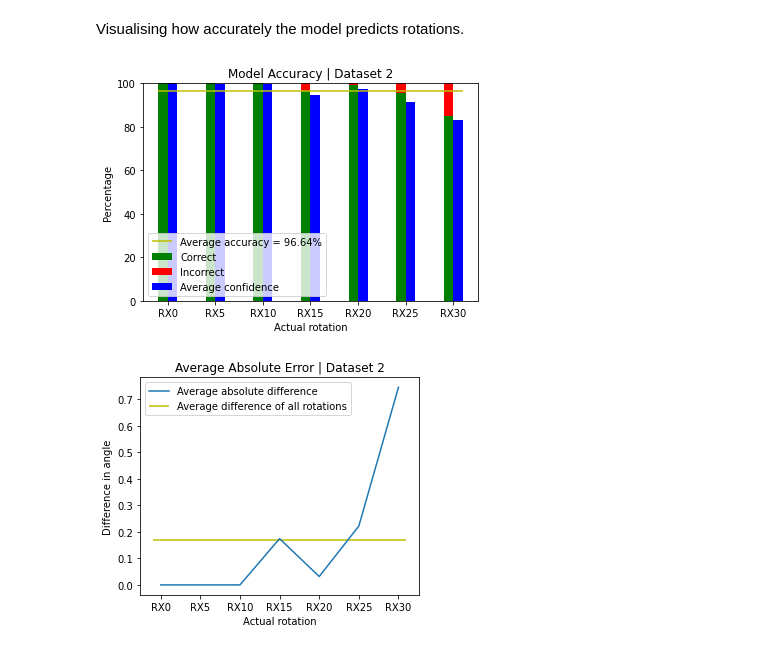
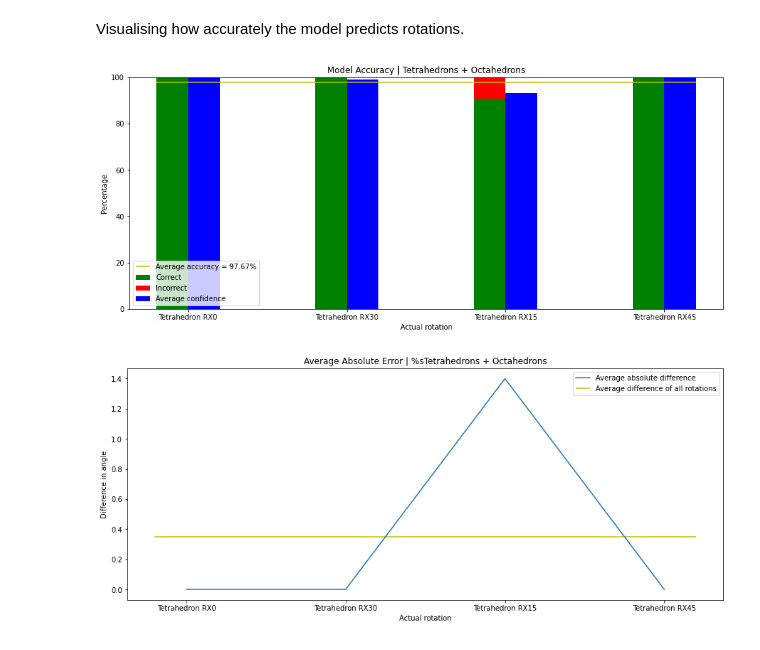
Before and after one commit to javidahmed64592/Y4-Nanoparticles-Project, a Jupyter notebook: Machine Learning/NanoparticleRotationClassify.ipynb, the cells around one changed output. Drawn from its saved outputs; the diff is of its cells as text; code cells hidden in the pictures.

```diff
--- a/Machine Learning/NanoparticleRotationClassify.ipynb
+++ b/Machine Learning/NanoparticleRotationClassify.ipynb
@@ -37,14 +36,0 @@ First, the images to be used for training must be assigned to the training subse
-# %%
-batch_size = 64
-
-train_ds = tf.keras.utils.image_dataset_from_directory(
-  data_dir,
-  validation_split=0.2,
-  subset="training",
-  seed=123,
-  image_size=img_size,
-  batch_size=batch_size)
-
-class_names = train_ds.class_names
-
-num_classes = len(class_names) # Number of categories
@@ -56,8 +36,0 @@ Some of the images to be used by the dataset are shown below.
-# %%
-plt.figure(figsize=(10, 10))
-for images, labels in train_ds.take(1):
-  for i in range(6):
-    ax = plt.subplot(3, 3, i + 1)
-    plt.imshow(images[i].numpy().astype("uint8"))
-    plt.title(class_names[labels[i]])
-    plt.axis("off")
@@ -232,5 +238,5 @@ def predict_image(file_path, prediction_dict):
 # %%
-prediction_files = data_dir#os.path.join(direc, "Test", "Train")
+prediction_files = os.path.join(direc, "Test", "Train")
 
 predict_dictionary = {}
 
@@ -243,4 +249,5 @@ for i in class_names:
 for folder in os.listdir(prediction_files):
   for file in os.listdir(os.path.join(prediction_files, folder)):
     file_path = os.path.join(prediction_files, folder, file)
-    predict_dictionary = predict_image(file_path, predict_dictionary)
+    #predict_dictionary = predict_image(file_path, predict_dictionary)
+    predict_image(file_path, predict_dictionary)
@@ -267,9 +276,10 @@ Sorting the results in order of increasing angle.
 order = []
 
 for i in class_names:
-  order.append(int(i[2:]))
+  order.append(int(i.split()[-1][2:]))
 
-order = np.argsort(order)
+order = list(np.argsort(order))
+order = order[::2] + order[1::2]
 ordered_names = np.array(class_names)[order]
 ordered_correct = np.array(correct)[order]
 ordered_incorrect = np.array(incorrect)[order]
@@ -280,37 +290,36 @@ Visualising how accurately the model predicts rotations.
 # %%
 bar_width = 0.2
 x = np.arange(len(ordered_names))
 
-plt.figure(figsize=(6, 4))
+plt.figure(figsize=(15, 6))
 plt.subplot(111)
 plt.bar(x-bar_width/2, ordered_correct, bar_width,
         color="g", label='Correct')
 plt.bar(x-bar_width/2, ordered_incorrect, bar_width, bottom=ordered_correct,
        color="r", label='Incorrect')
 plt.bar(x+bar_width/2, ordered_confidence, bar_width,
         color="b", label="Average confidence")
 plt.hlines(np.mean(ordered_correct), x[0]-bar_width, x[-1]+bar_width,
            color="y", label = "Average accuracy = %s%%" % round(np.mean(ordered_correct), 2))
-plt.title("Model Accuracy | %s" % folder_name)
+plt.title("Model Accuracy | %s" % "Tetrahedrons + Octahedrons")#folder_name)
 plt.xlabel("Actual rotation")
 plt.xticks(x, ordered_names)
 plt.ylabel("Percentage")
 plt.legend(loc='lower left')
 plt.show()
 # %% [output]
-[figure, old version]
+[figure, new version]
 # %%
-plt.figure(figsize=(5, 4))
+plt.figure(figsize=(15, 6))
 plt.subplot(111)
 plt.plot(x, ordered_dif, label="Average absolute difference")
 plt.hlines(np.mean(ordered_dif), x[0]-bar_width, x[-1]+bar_width,
            color="y", label = "Average difference of all rotations")
-plt.title("Model Accuracy | %s" % folder_name)
 plt.xlabel("Actual rotation")
 plt.xticks(x, ordered_names)
 plt.ylabel("Difference in angle")
 plt.legend(loc="best")
-plt.title("Average Absolute Error | %s" % folder_name)
+plt.title("Average Absolute Error | %s" "Tetrahedrons + Octahedrons")#folder_name)
 plt.show()
 # %% [output]
-[figure, old version]
+[figure, new version]
```
Also changed, not shown: parts of 23 cells of this notebook, 2 other files.
